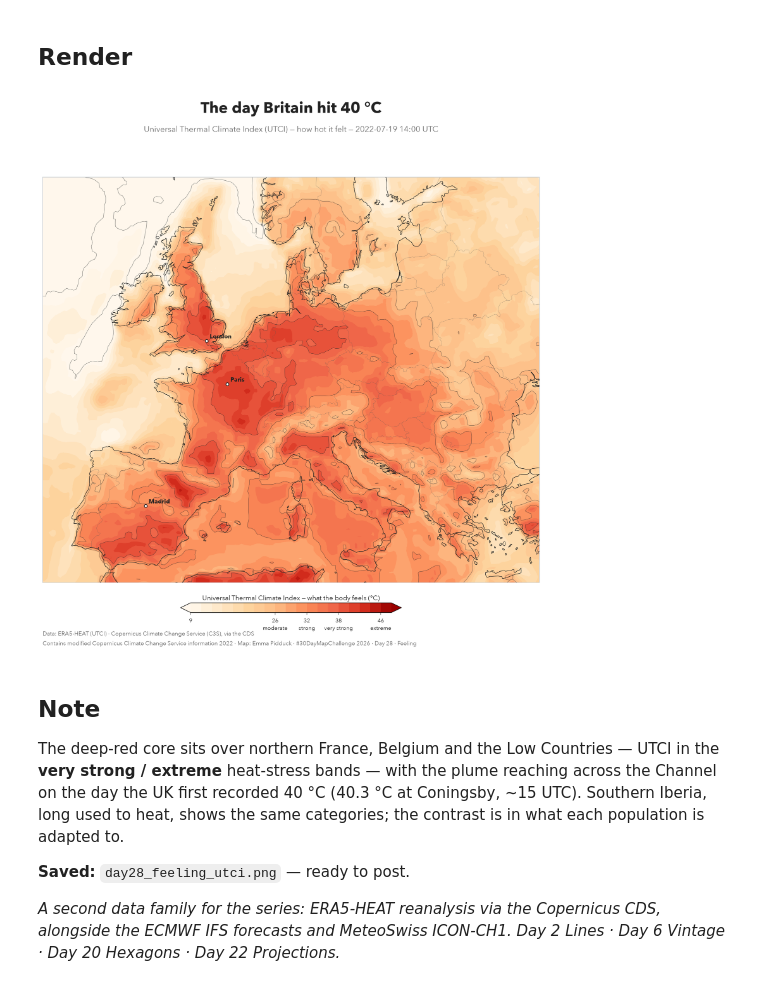
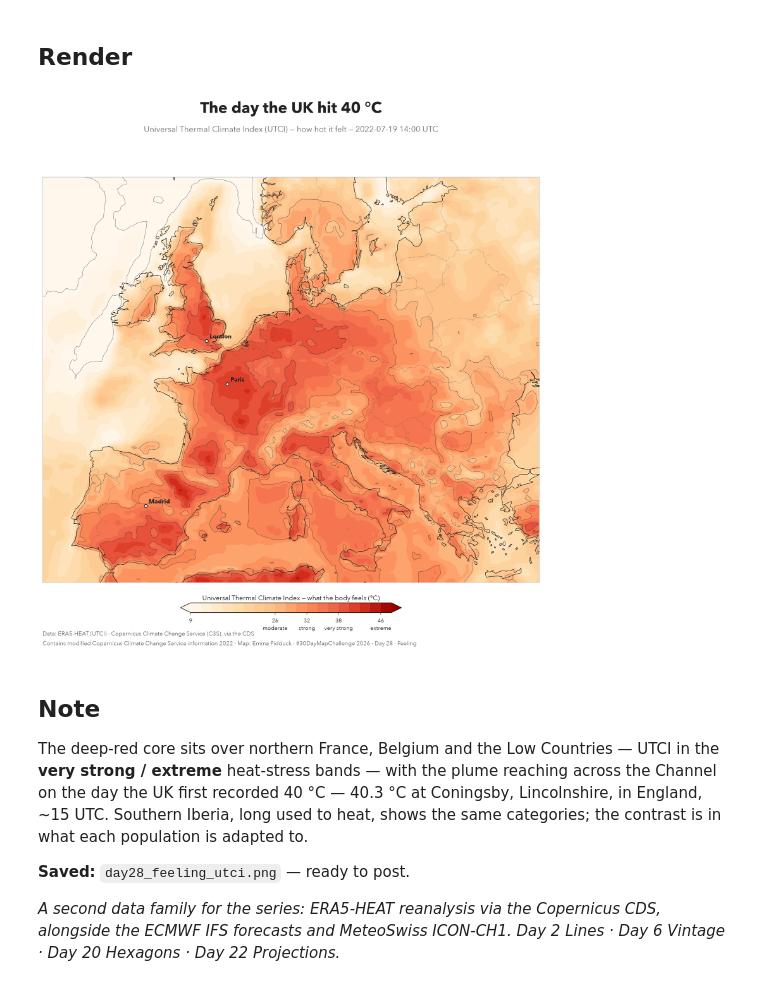
Before and after one commit to mattphysics/30dmc2026, a Jupyter notebook: day28_feeling_utci.ipynb, the cells around one changed output. Saved outputs shown, nothing was run; the diff lists cells and outputs as text; code cells hidden in the pictures.

```diff
--- a/day28_feeling_utci.ipynb
+++ b/day28_feeling_utci.ipynb
@@ -135,41 +135,42 @@ ax.set_extent([-11, 28, 36, 61], crs=ccrs.PlateCarree()); ax.set_facecolor("#eef
 
 levels = np.arange(10, 48.1, 2)
 cf = ax.contourf(lon, lat, u.values, levels=levels, cmap=CMAP, extend="both", zorder=0, **tp)
 ax.contour(lon, lat, u.values, levels=CATS, colors="#2b2b2b", linewidths=0.6, alpha=0.55, zorder=2, **tp)
 ax.add_feature(cfeature.COASTLINE.with_scale("50m"), edgecolor=INK, linewidth=0.7, zorder=3)
 ax.add_feature(cfeature.BORDERS.with_scale("50m"), edgecolor="#555", linewidth=0.3, alpha=0.6, zorder=3)
 try: ax.spines["geo"].set_edgecolor("#c3c9d0"); ax.spines["geo"].set_linewidth(0.8)
 except Exception: pass
 
 for name, la, lo in [("London", 51.51, -0.13), ("Paris", 48.85, 2.35), ("Madrid", 40.42, -3.70)]:
     ax.plot(lo, la, "o", ms=4.5, mfc="#fff", mec=INK, mew=1.1, transform=ccrs.PlateCarree(), zorder=5)
     ax.annotate(name, (lo, la), xytext=(5, 4), textcoords="offset points",
                 transform=ccrs.PlateCarree(), fontsize=9.5, fontweight="bold", color=INK, zorder=5)
 
 cax = fig.add_axes([0.30, 0.085, 0.40, 0.017])
 cb = fig.colorbar(cf, cax=cax, orientation="horizontal", extend="both")
 cb.set_label("Universal Thermal Climate Index — what the body feels (°C)", color=INK, fontsize=10.5)
 cb.ax.xaxis.set_label_position("top"); cb.set_ticks(CATS)
 cb.ax.set_xticklabels([f"{c}\n{CAT_LABELS.get(c,'')}" for c in CATS], fontsize=8.5)
 cb.ax.xaxis.set_tick_params(color=MUT); plt.setp(plt.getp(cb.ax, "xticklabels"), color=INK)
 
-fig.text(0.5, 0.955, "The day Britain hit 40 °C", ha="center", color=INK, fontsize=24, fontweight="bold")
+fig.text(0.5, 0.955, "The day the UK hit 40 °C", ha="center", color=INK, fontsize=24, fontweight="bold")
 fig.text(0.5, 0.922, f"Universal Thermal Climate Index (UTCI) — how hot it felt — {when}",
          ha="center", color=MUT, fontsize=12.5)
 fig.text(0.05, 0.045, "Data: ERA5-HEAT (UTCI) · Copernicus Climate Change Service (C3S), via the CDS",
          color=MUT, fontsize=9)
 fig.text(0.05, 0.028, "Contains modified Copernicus Climate Change Service information 2022 · Map: Emma Pidduck · #30DayMapChallenge 2026 · Day 28 · Feeling",
          color=MUT, fontsize=9)
 fig.savefig("day28_feeling_utci.png", facecolor=BG, bbox_inches="tight")
 plt.show()
 # %% [output]
-[figure, old version]
+[figure, new version]
 # %% [markdown]
 ## Note
 
 The deep-red core sits over northern France, Belgium and the Low Countries — UTCI in the
 **very strong / extreme** heat-stress bands — with the plume reaching across the Channel on the
-day the UK first recorded 40 °C (40.3 °C at Coningsby, ~15 UTC). Southern Iberia, long used to
+day the UK first recorded 40 °C — 40.3 °C at Coningsby, Lincolnshire, in England, ~15 UTC.
+Southern Iberia, long used to
 heat, shows the same categories; the contrast is in what each population is adapted to.
 
 **Saved:** `day28_feeling_utci.png` — ready to post.
```
Also changed, not shown: parts of 1 cell of this notebook, 4 other files.
